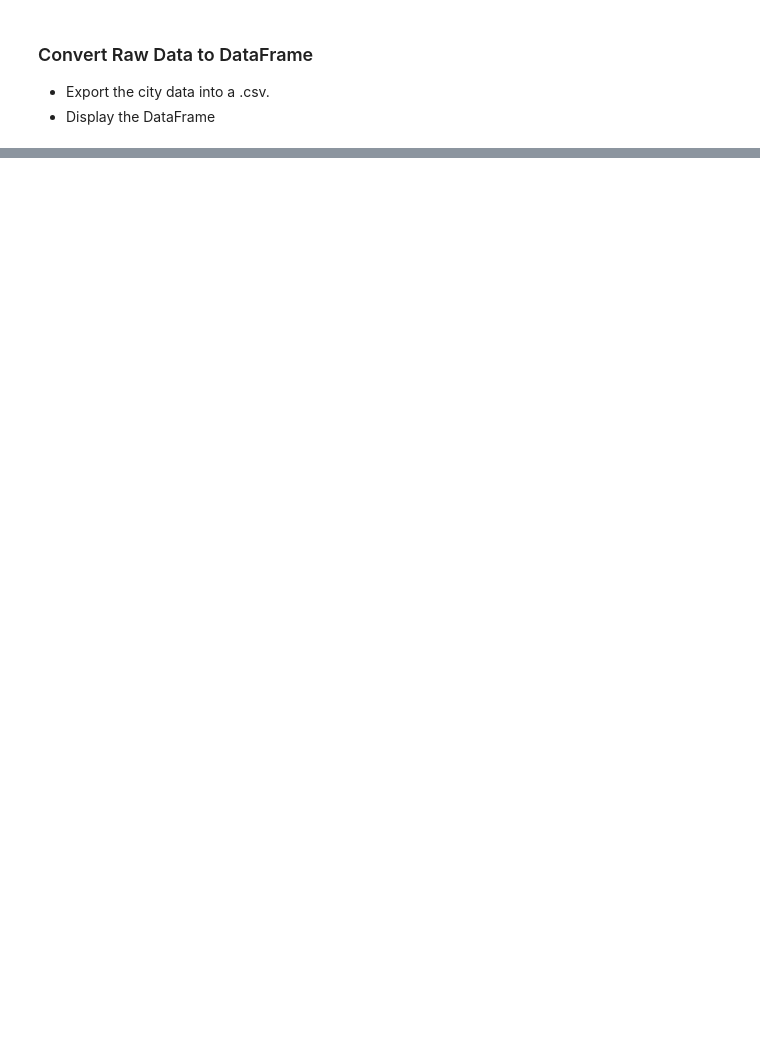
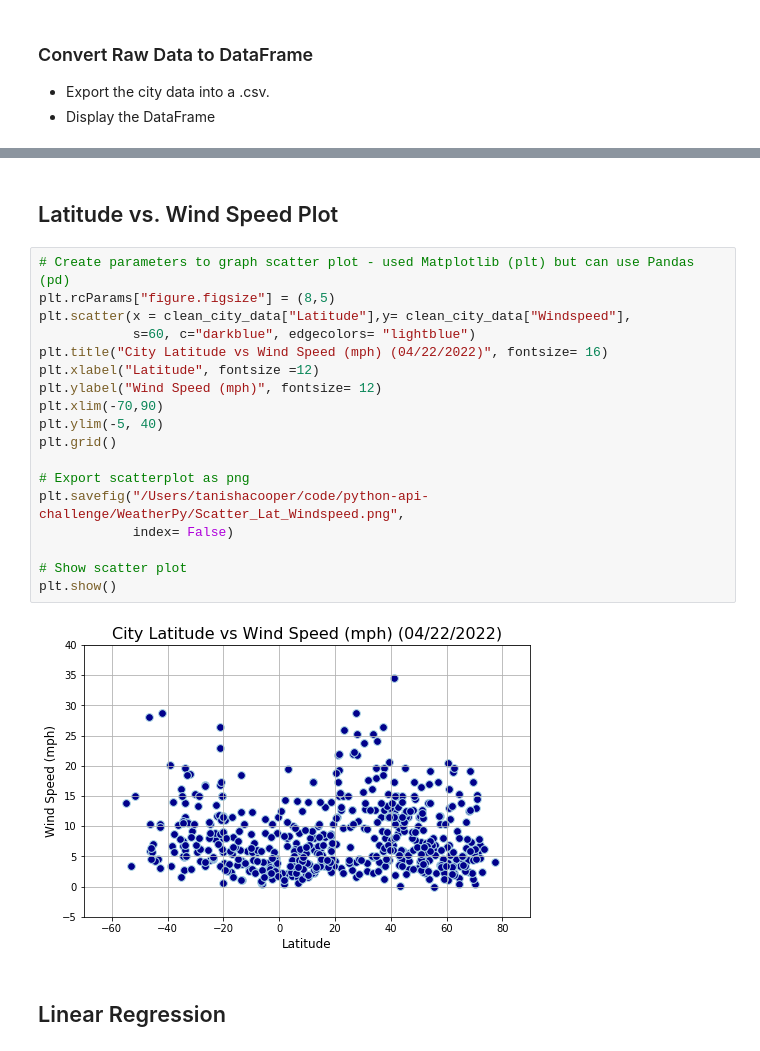
Before and after one commit to TanishaCooper/python-api-challenge, a Jupyter notebook: WeatherPy/WeatherPy.ipynb, the cells around one changed output, grey strips where cells are left out. Drawn from its saved outputs; the diff is of its cells as text; blank space fills up the shorter version.

```diff
--- a/WeatherPy/WeatherPy.ipynb
+++ b/WeatherPy/WeatherPy.ipynb
@@ -152,0 +292,24 @@ ValueError: arrays must all be same length
+# %% [markdown]
+## Latitude vs. Wind Speed Plot
+# %%
+# Create parameters to graph scatter plot - used Matplotlib (plt) but can use Pandas (pd)
+plt.rcParams["figure.figsize"] = (8,5)
+plt.scatter(x = clean_city_data["Latitude"],y= clean_city_data["Windspeed"],
+            s=60, c="darkblue", edgecolors= "lightblue")
+plt.title("City Latitude vs Wind Speed (mph) (04/22/2022)", fontsize= 16)
+plt.xlabel("Latitude", fontsize =12)
+plt.ylabel("Wind Speed (mph)", fontsize= 12)
+plt.xlim(-70,90)
+plt.ylim(-5, 40)
+plt.grid()
+
+# Export scatterplot as png
+plt.savefig("/Users/tanishacooper/code/python-api-challenge/WeatherPy/Scatter_Lat_Windspeed.png",
+            index= False)
+
+# Show scatter plot
+plt.show()
+# %% [output]
+[figure, added]
+# %% [markdown]
+## Linear Regression
```
Also changed, not shown: parts of 19 cells of this notebook, 6 other files.
